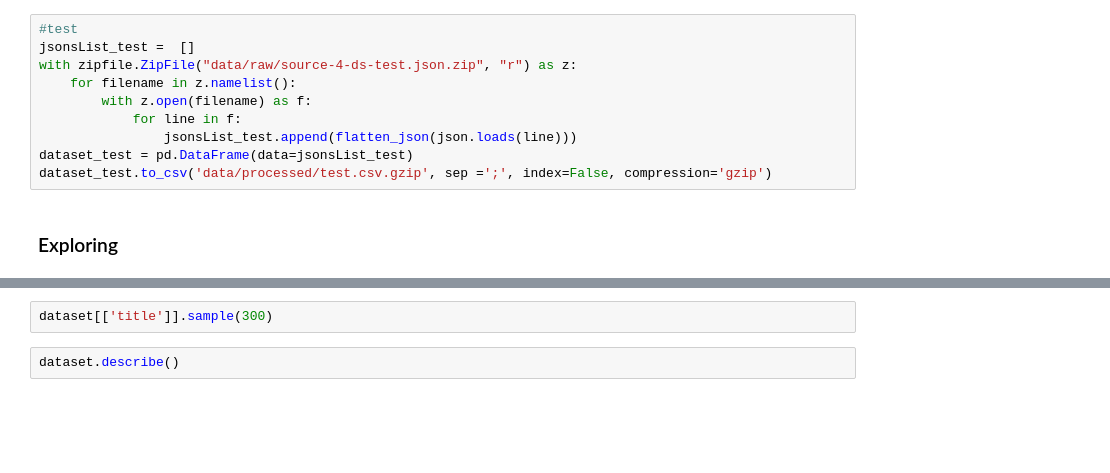
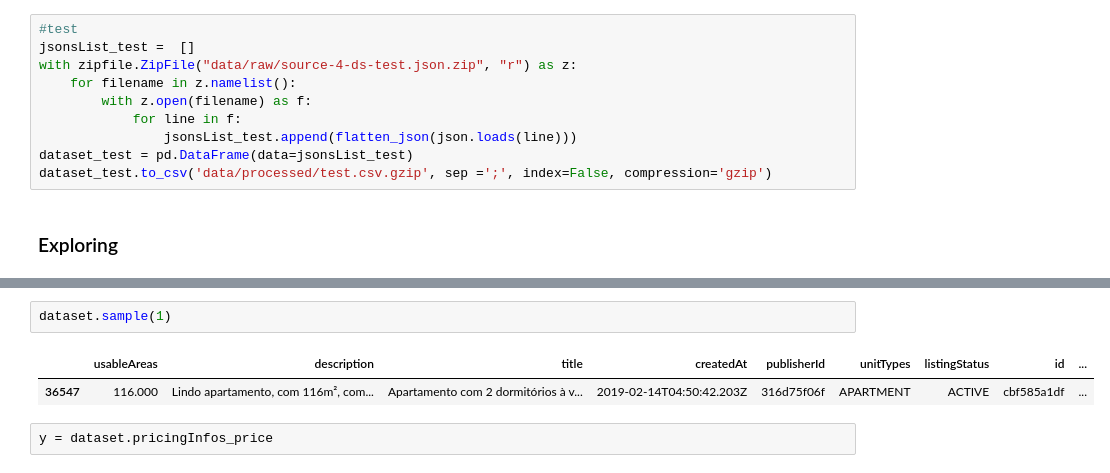
Before and after one commit to WillyHHsu/imoveis, a Jupyter notebook: exploratory.ipynb, the cells around one changed output, grey strips where cells are left out. Cells and saved outputs as stored; diff of their text form; blank space fills up the shorter version.

```diff
--- a/exploratory.ipynb
+++ b/exploratory.ipynb
@@ -59,4 +46,7 @@ pd.read_csv('data/processed/test.csv.gzip',compression='gzip', sep =';')
 # %%
-dataset[['title']].sample(300)
+dataset.sample(1)
+# %% [output]
+|  | usableAreas | description | title | createdAt | publisherId | unitTypes | listingStatus | id | ... |
+| 36547 | 116.000 | Lindo apartamento, com 116m², com... | Apartamento com 2 dormitórios à v... | 2019-02-14T04:50:42.203Z | 316d75f06f | APARTMENT | ACTIVE | cbf585a1df | ... |
-# %%
-dataset.describe()
+# %%
+y = dataset.pricingInfos_price
```
Also changed, not shown: parts of 8 cells of this notebook.
